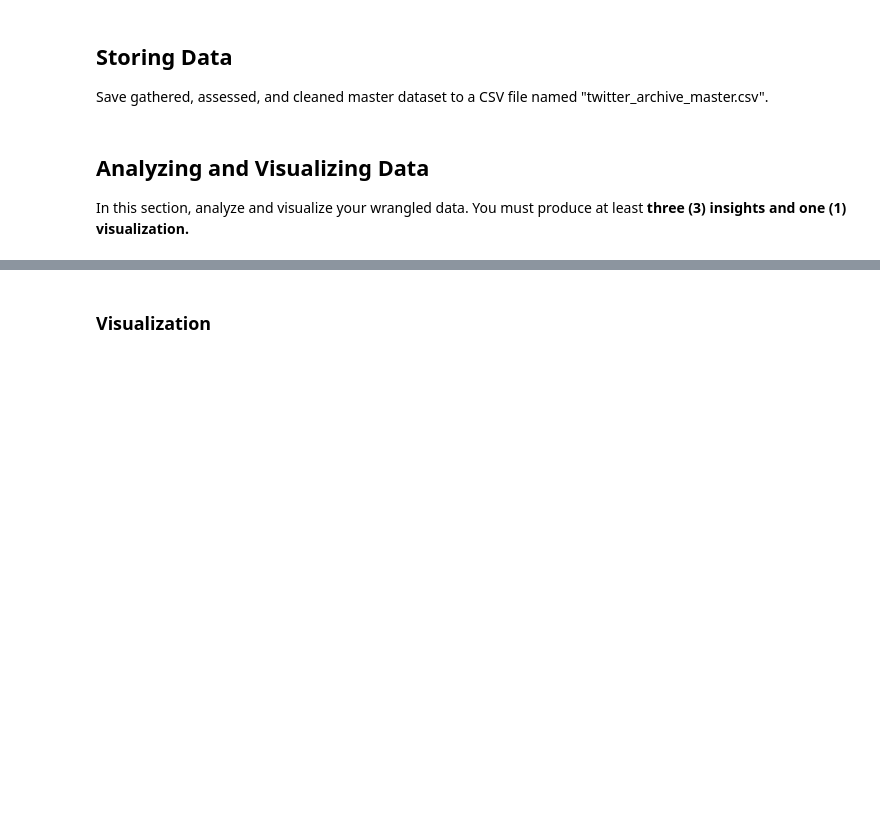
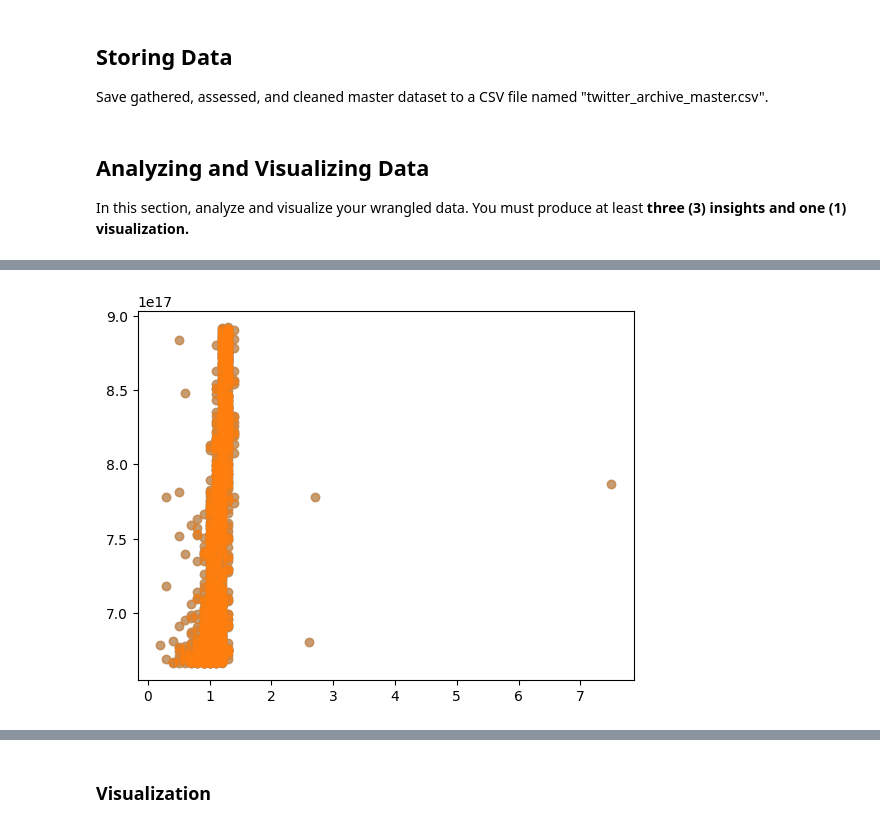
Before and after one commit to youschamp/main, a Jupyter notebook: wrangle_act.ipynb, the cells around one changed output, grey strips where cells are left out. Cells and saved outputs as stored; diff of their text form; code cells hidden in the pictures; blank space fills up the shorter version.

```diff
--- a/wrangle_act.ipynb
+++ b/wrangle_act.ipynb
@@ -439,7 +453,7 @@ df.sample(5)
 # %% [markdown]
 #### Code
 # %%
-df['rating'] = df['rating_numerator'].astype(str) + '/' + df['rating_denominator'].astype(str)
-df.drop(columns=['rating_numerator', 'rating_denominator'], inplace=True)
+master_df['rating'] = master_df['rating_numerator'].astype(str) + '/' + master_df['rating_denominator'].astype(str)
+master_df.drop(columns=['rating_numerator', 'rating_denominator'], inplace=True)
 # %% [markdown]
 #### Test
@@ -454,0 +486,2 @@ df.head()
+# %%
+master_df['name'].fillna("Not mentioned", inplace=True)
@@ -467,0 +521,9 @@ In this section, analyze and visualize your wrangled data. You must produce at l
+# %%
+master_df['numeric_rating'] = master_df['rating'].apply(lambda x: float(x.split('/')[0]) / float(x.split('/')[1]))
+import matplotlib.pyplot as plt
+
+# Plot the histogram for numeric_rating
+plt.scatter(master_df['numeric_rating'], master_df['tweet_id'], alpha=0.5)
+plt.show()
+# %% [output]
+[figure, added]
```
Also changed, not shown: parts of 22 cells of this notebook, 1 other file.
